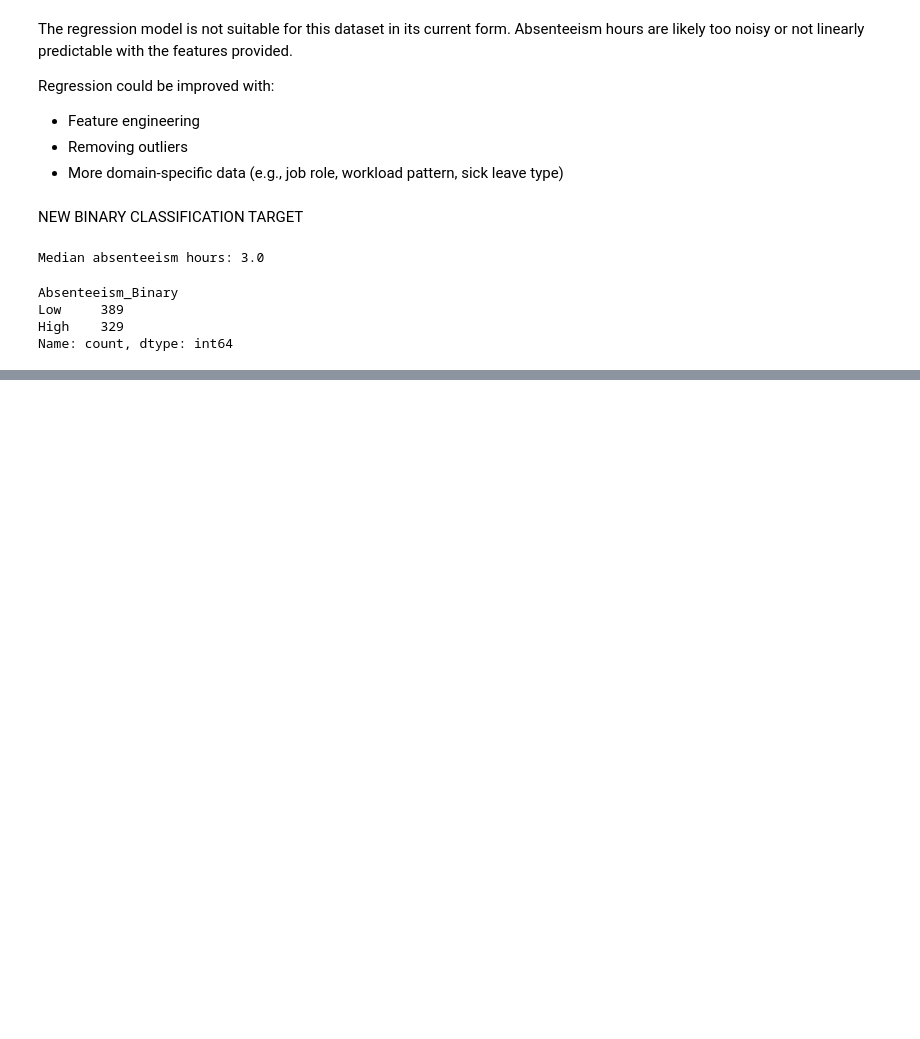
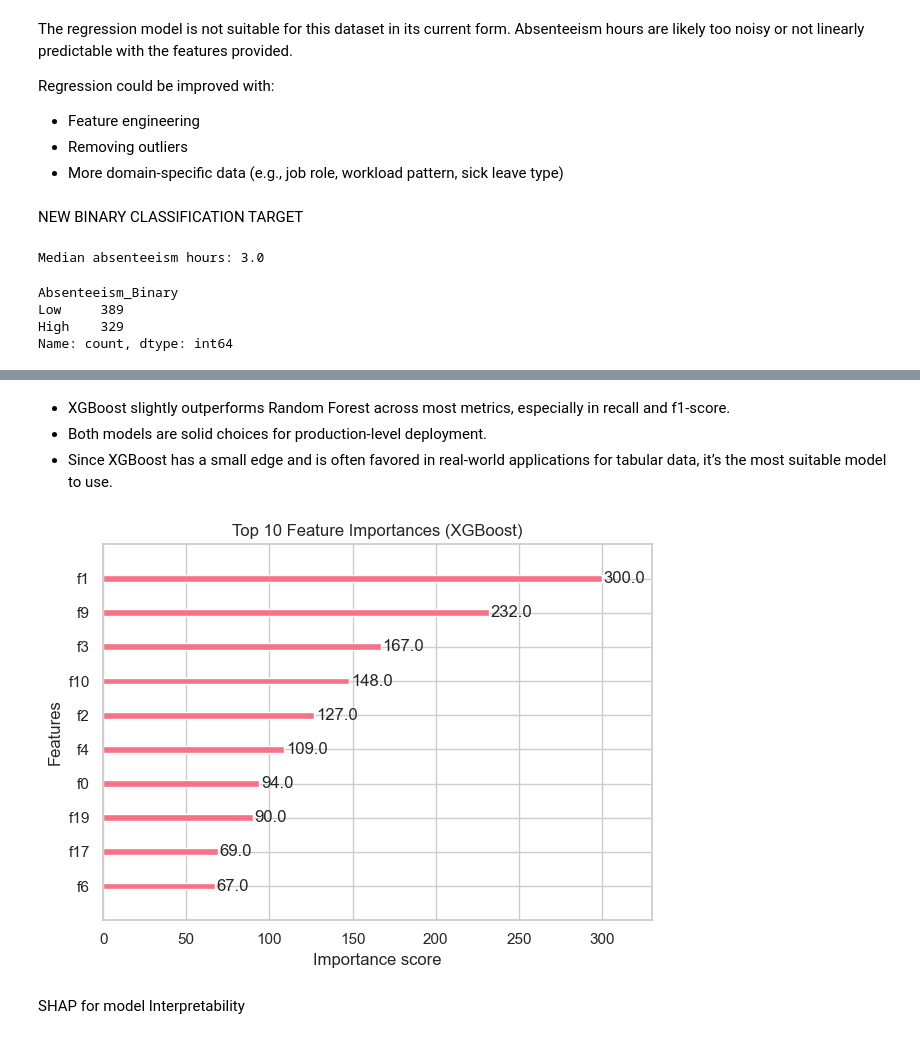
Before and after one commit to Simbs-art/Final_Project, a Jupyter notebook: Analysis.ipynb, the cells around one changed output, grey strips where cells are left out. Cells and saved outputs as stored; diff of their text form; code cells hidden in the pictures; blank space fills up the shorter version.

```diff
--- a/Analysis.ipynb
+++ b/Analysis.ipynb
@@ -773,0 +795,13 @@ X_test_scaled = scaler.transform(X_test)
+# %%
+from sklearn.preprocessing import StandardScaler
+
+scaler = StandardScaler()
+X_train_scaled = scaler.fit_transform(X_train)
+X_test_scaled = scaler.transform(X_test)
+# %%
+# Train a Random Forest Classifier
+from sklearn.ensemble import RandomForestClassifier
+rf_clf = RandomForestClassifier(random_state=42)
+rf_clf.fit(X_train_scaled, y_train)
+# Predict on the test set
+y_pred = rf_clf.predict(X_test_scaled)
@@ -773,0 +827,21 @@ X_test_scaled = scaler.transform(X_test)
+# %%
+# Train XGBoost Classifier
+# Encode target
+le = LabelEncoder()
+y_train_encoded = le.fit_transform(y_train)  # High=0, Low=1 or vice versa
+y_test_encoded = le.transform(y_test)
+
+# Train XGBoost
+xgb = XGBClassifier(random_state=42, use_label_encoder=False, eval_metric='logloss')
+xgb.fit(X_train_scaled, y_train_encoded)
+
+# Predict
+y_pred_encoded = xgb.predict(X_test_scaled)
+y_pred = le.inverse_transform(y_pred_encoded)
+
+# Evaluate
+print("XGBoost Classification Report:")
+print(classification_report(y_test, y_pred))
+
+print("XGBoost Confusion Matrix:")
+print(confusion_matrix(y_test, y_pred))
@@ -773,0 +872,15 @@ X_test_scaled = scaler.transform(X_test)
+# %% [markdown]
+- XGBoost slightly outperforms Random Forest across most metrics, especially in recall and f1-score.
+- Both models are solid choices for production-level deployment.
+- Since XGBoost has a small edge and is often favored in real-world applications for tabular data, it’s the most suitable model to use.
+# %%
+import matplotlib.pyplot as plt
+from xgboost import plot_importance
+plot_importance(xgb, max_num_features=10)
+plt.title("Top 10 Feature Importances (XGBoost)")
+plt.tight_layout()
+plt.show()
+# %% [output]
+[figure, added]
+# %% [markdown]
+SHAP for model Interpretability
```
Also changed, not shown: parts of 9 cells of this notebook.
